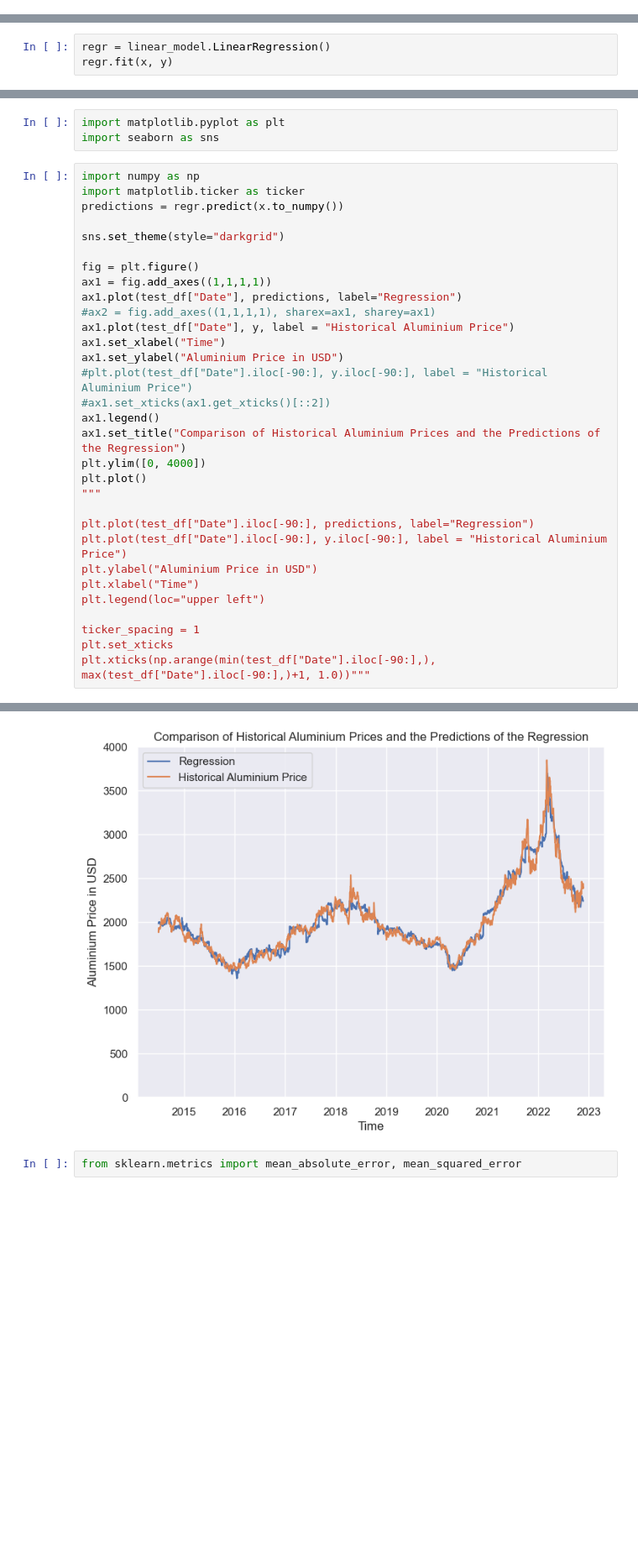
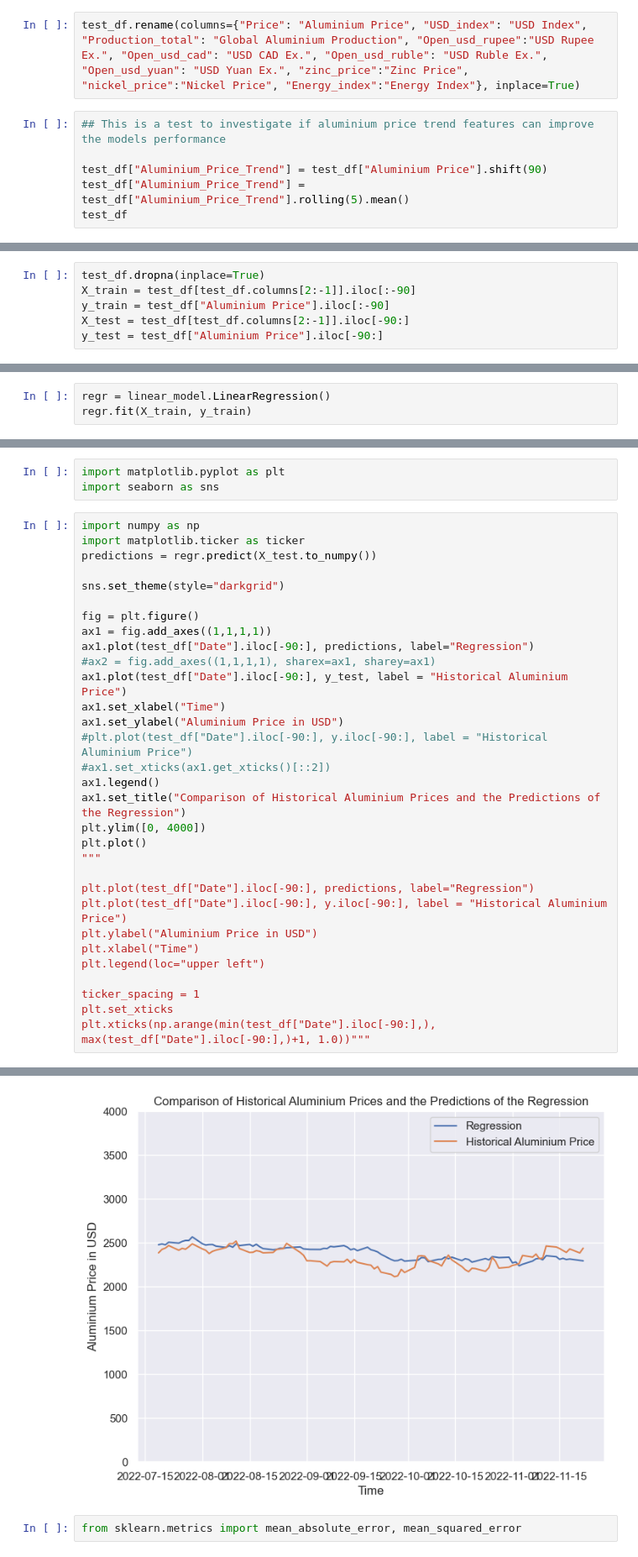
Before and after one commit to alexwese/tkseminar, a Jupyter notebook: DataAnalysis/mlp.ipynb, the cells around one changed output, grey strips where cells are left out. Shown: that part at 84% size. Drawn from its saved outputs; the diff is of its cells as text; blank space fills up the shorter version.

Commit message:
UPDATE mlp.ipynb added price trend feature engineering

```diff
--- a/DataAnalysis/mlp.ipynb
+++ b/DataAnalysis/mlp.ipynb
@@ -89,0 +87,8 @@ y = test_df["Price"]
+# %%
+test_df.rename(columns={"Price": "Aluminium Price", "USD_index": "USD Index", "Production_total": "Global Aluminium Production", "Open_usd_rupee":"USD Rupee Ex.", "Open_usd_cad": "USD CAD Ex.", "Open_usd_ruble": "USD Ruble Ex.", "Open_usd_yuan": "USD Yuan Ex.", "zinc_price":"Zinc Price", "nickel_price":"Nickel Price", "Energy_index":"Energy Index"}, inplace=True)
+# %%
+## This is a test to investigate if aluminium price trend features can improve the models performance
+
+test_df["Aluminium_Price_Trend"] = test_df["Aluminium Price"].shift(90)
+test_df["Aluminium_Price_Trend"] = test_df["Aluminium_Price_Trend"].rolling(5).mean()
+test_df
@@ -89,0 +109,6 @@ y = test_df["Price"]
+# %%
+test_df.dropna(inplace=True)
+X_train = test_df[test_df.columns[2:-1]].iloc[:-90]
+y_train = test_df["Aluminium Price"].iloc[:-90]
+X_test = test_df[test_df.columns[2:-1]].iloc[-90:]
+y_test = test_df["Aluminium Price"].iloc[-90:]
@@ -90,6 +126,6 @@ y = test_df["Price"]
 # %%
 regr = linear_model.LinearRegression()
-regr.fit(x, y)
+regr.fit(X_train, y_train)
 # %% [output]
 LinearRegression()
 # %%
@@ -111,36 +147,36 @@ import seaborn as sns
 # %%
 import numpy as np
 import matplotlib.ticker as ticker
-predictions = regr.predict(x.to_numpy())
+predictions = regr.predict(X_test.to_numpy())
 
 sns.set_theme(style="darkgrid")
 
 fig = plt.figure()
 ax1 = fig.add_axes((1,1,1,1))
-ax1.plot(test_df["Date"], predictions, label="Regression")
+ax1.plot(test_df["Date"].iloc[-90:], predictions, label="Regression")
 #ax2 = fig.add_axes((1,1,1,1), sharex=ax1, sharey=ax1)
-ax1.plot(test_df["Date"], y, label = "Historical Aluminium Price")
+ax1.plot(test_df["Date"].iloc[-90:], y_test, label = "Historical Aluminium Price")
 ax1.set_xlabel("Time")
 ax1.set_ylabel("Aluminium Price in USD")
 #plt.plot(test_df["Date"].iloc[-90:], y.iloc[-90:], label = "Historical Aluminium Price")
 #ax1.set_xticks(ax1.get_xticks()[::2])
 ax1.legend()
 ax1.set_title("Comparison of Historical Aluminium Prices and the Predictions of the Regression")
 plt.ylim([0, 4000])
 plt.plot()
 """
 
 plt.plot(test_df["Date"].iloc[-90:], predictions, label="Regression")
 plt.plot(test_df["Date"].iloc[-90:], y.iloc[-90:], label = "Historical Aluminium Price")
 plt.ylabel("Aluminium Price in USD")
 plt.xlabel("Time")
 plt.legend(loc="upper left")
 
 ticker_spacing = 1
 plt.set_xticks
 plt.xticks(np.arange(min(test_df["Date"].iloc[-90:],), max(test_df["Date"].iloc[-90:],)+1, 1.0))"""
 # %% [output]
 '\n\nplt.plot(test_df["Date"].iloc[-90:], predictions, label="Regression")\nplt.plot(test_df["Date"].iloc[-90:], y.iloc[-90:], label = "Historical Aluminium Price")\nplt.ylabel("Aluminium Price in USD ...
-[figure, old version]
+[figure, new version]
 # %%
 from sklearn.metrics import mean_absolute_error, mean_squared_error
```
Also changed, not shown: parts of 20 cells of this notebook.
